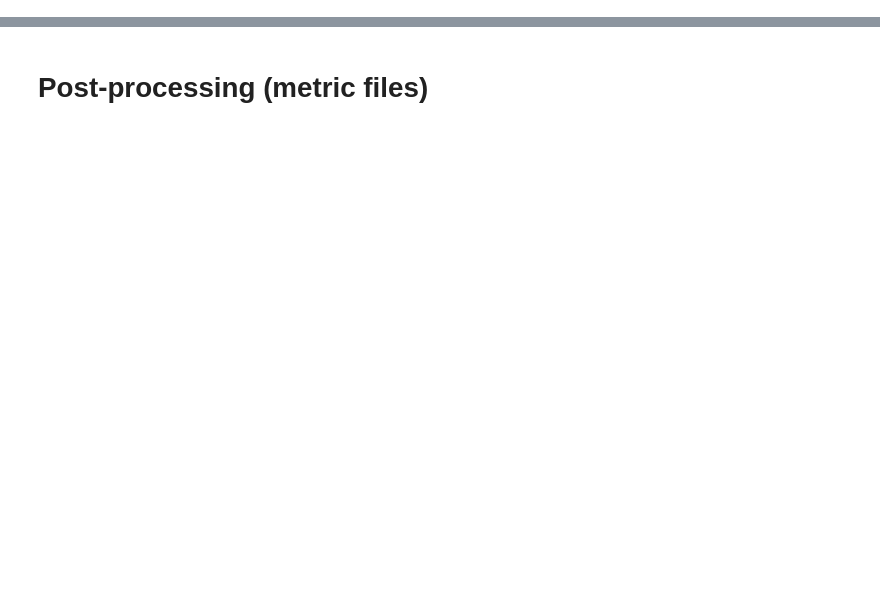
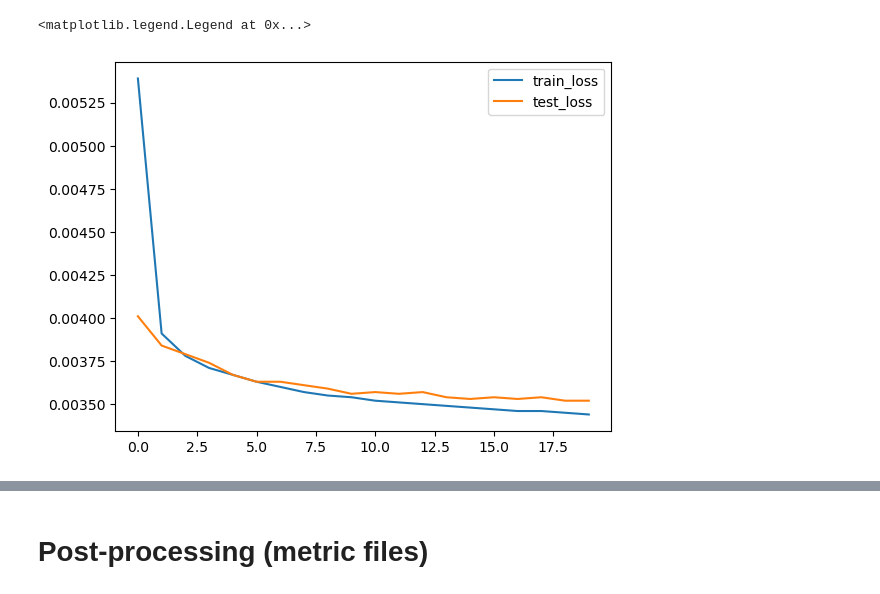
Before and after one commit to shuochenw/climsim_test, a Jupyter notebook: MLP.ipynb, the cells around one changed output, grey strips where cells are left out. Saved outputs shown, nothing was run; the diff lists cells and outputs as text; code cells hidden in the pictures; blank space fills up the shorter version.

```diff
--- a/MLP.ipynb
+++ b/MLP.ipynb
@@ -172,3 +193,13 @@ Epoch: 9 | Train loss: 0.00355 | Test loss: 0.00358
+# %%
+# plot error curves
+df_error = pd.read_csv('loss_MLP.txt',sep='\t', header=None)
+df_error.columns=['epochs','train_loss','test_loss']
+plt.plot(df_error['train_loss'],label='train_loss')
+plt.plot(df_error['test_loss'],label='test_loss')
+plt.legend()
+# %% [output]
+<matplotlib.legend.Legend at 0x...>
+[figure, added]
 # %%
 # combine batches
 test_pred = []
```
Also changed, not shown: parts of 9 cells of this notebook, 10 other files.
